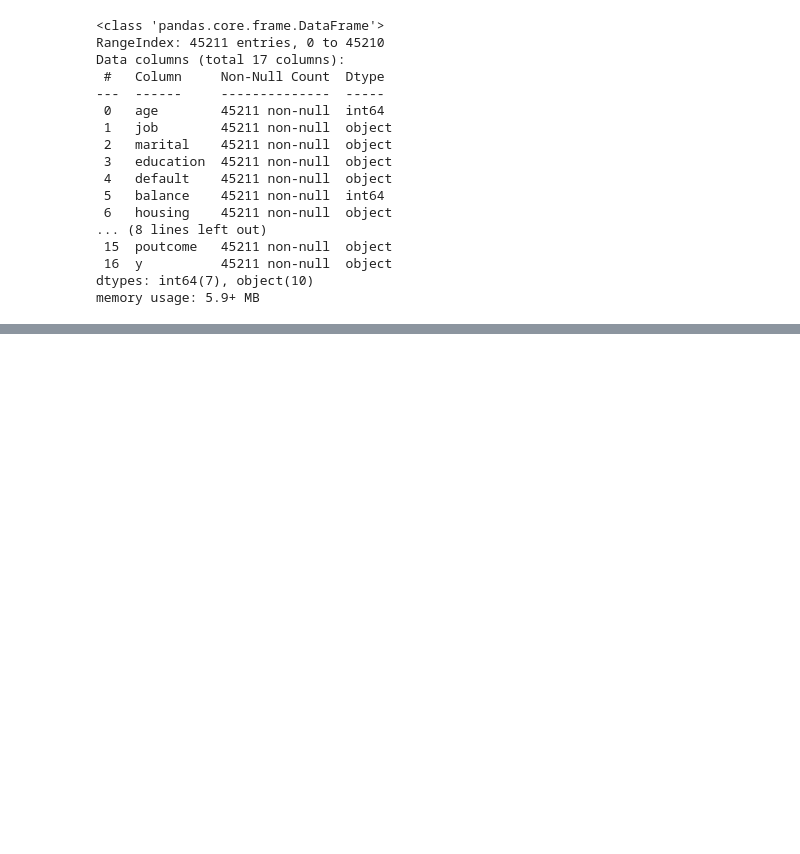
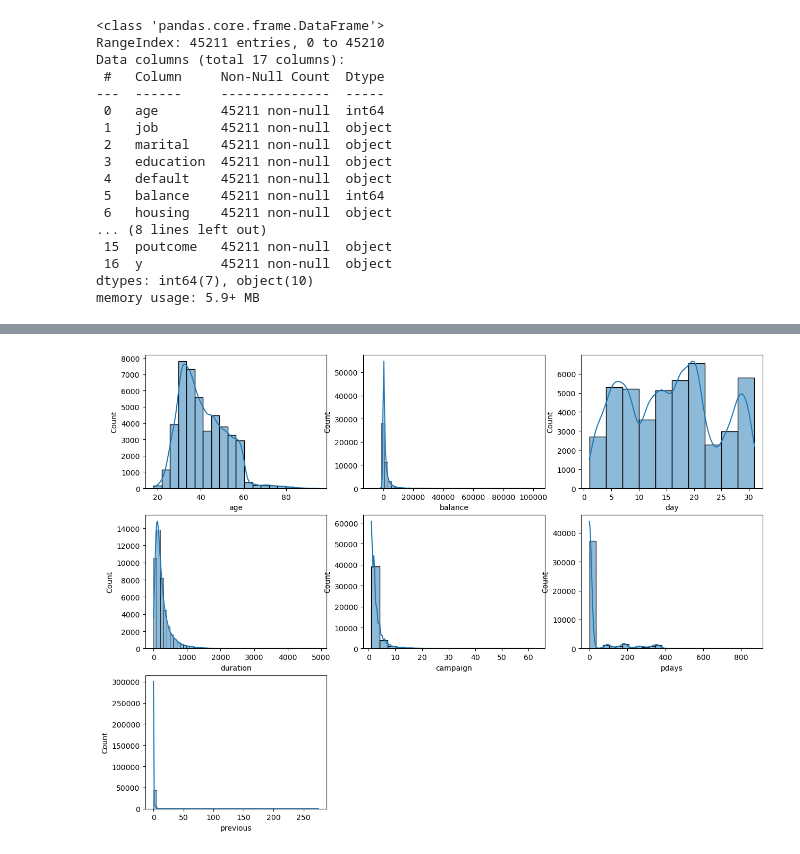
Before and after one commit to mayurkadam9833/Bank-Term-Deposit-Subscription-Prediction, a Jupyter notebook: research/experiments.ipynb, the cells around one changed output, grey strips where cells are left out. Drawn from its saved outputs; the diff is of its cells as text; code cells hidden in the pictures; blank space fills up the shorter version.

```diff
--- a/research/experiments.ipynb
+++ b/research/experiments.ipynb
@@ -42,0 +104,19 @@ memory usage: 5.9+ MB
+# %%
+plt.figure(figsize=(15,15))
+plt.subplot(4,3,1)
+sns.histplot(data["age"],kde=True,bins=20)
+plt.subplot(4,3,2)
+sns.histplot(data["balance"],kde=True,bins=50)
+plt.subplot(4,3,3)
+sns.histplot(data["day"],kde=True,bins=10)
+plt.subplot(4,3,4)
+sns.histplot(data["duration"],kde=True,bins=50)
+plt.subplot(4,3,5)
+sns.histplot(data["campaign"],kde=True,bins=20)
+plt.subplot(4,3,6)
+sns.histplot(data["pdays"],kde=True,bins=25)
+plt.subplot(4,3,7)
+sns.histplot(data["previous"],kde=True,bins=50)
+plt.show()
+# %% [output]
+[figure, added]
```
Also changed, not shown: parts of 19 cells of this notebook.
